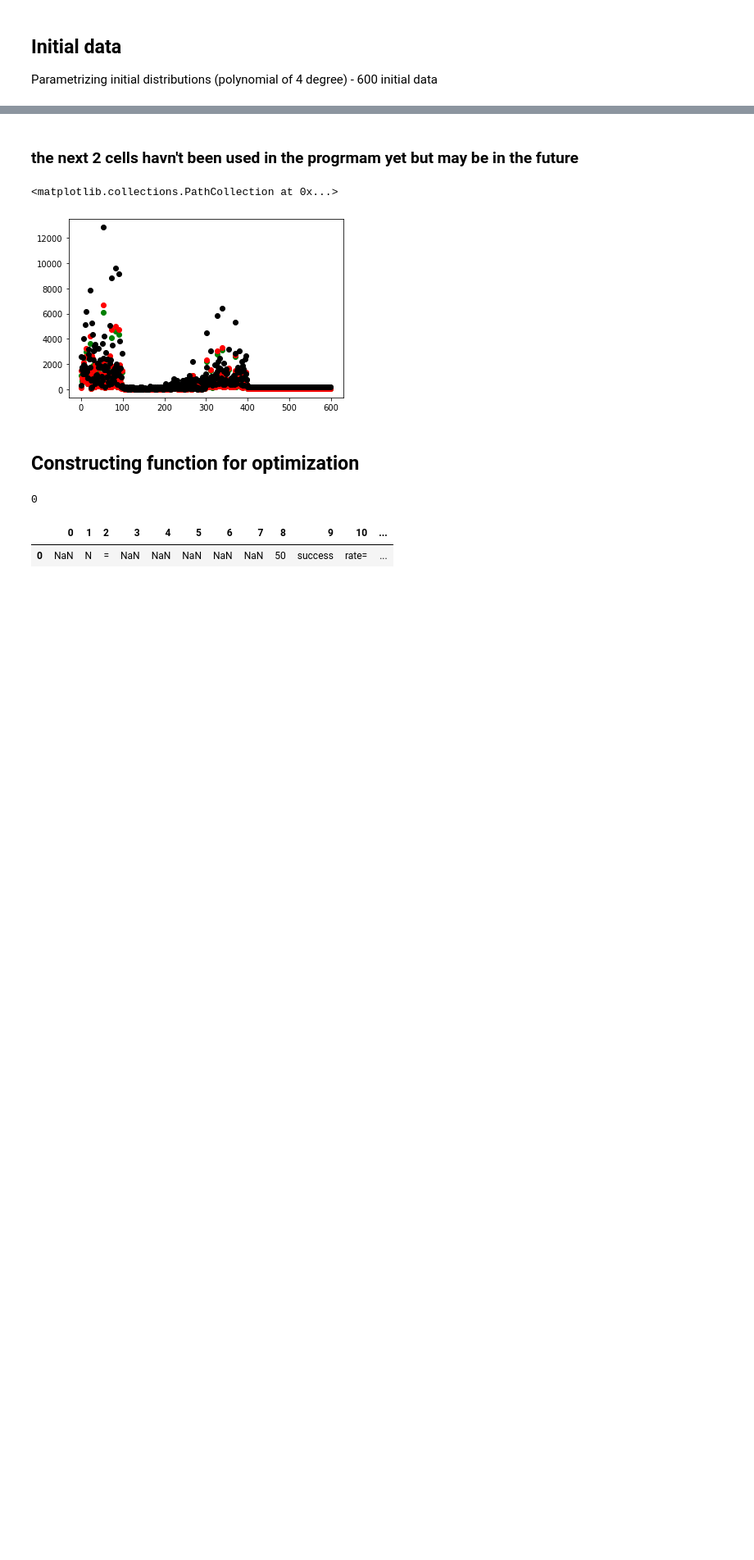
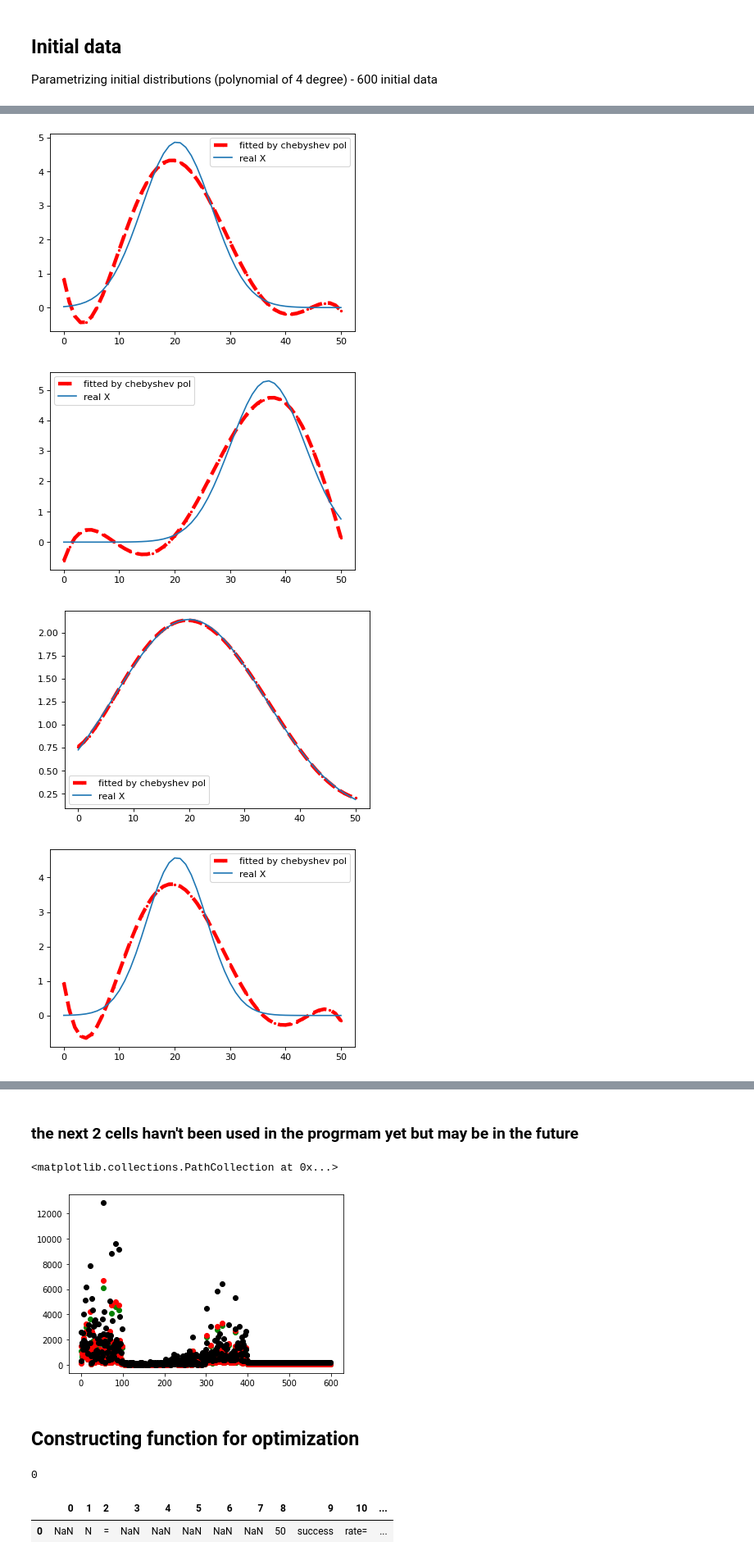
Before and after one commit to Nina-Konovalova/Bayesian-optimization, a Jupyter notebook: Landscape.ipynb, the cells around one changed output, grey strips where cells are left out. Shown: that part at 82% size. Drawn from its saved outputs; the diff is of its cells as text; code cells hidden in the pictures; blank space fills up the shorter version.

```diff
--- a/Landscape.ipynb
+++ b/Landscape.ipynb
@@ -153,3 +179,15 @@ plt.legend()
+# %%
+#https://numpy.org/doc/stable/reference/routines.polynomials.laguerre.html
+import numpy.polynomial.laguerre as lag
+la = lag.Laguerre.fit(np.arange(51),X_real, 5, window=[0,51])
+
+# https://numpy.org/doc/stable/reference/generated/numpy.polynomial.hermite_e.HermiteE.html#numpy.polynomial.hermite_e.HermiteE
+import numpy.polynomial.hermite_e as herm
+he =herm.HermiteE.fit(np.arange(51),X_real, 5, window=[0,51])
+
+#https://numpy.org/doc/stable/reference/routines.polynomials.legendre.html
+import numpy.polynomial.legendre as leg
+le = leg.Legendre.fit(np.arange(51),X_real, 5, window=[0,51])
 # %% [markdown]
 ## Initial data
 
@@ -193,0 +240,21 @@ for i in range (X.shape[0]):
+# %%
+import pandas as pd
+X = pd.read_csv('X for save').set_index('Unnamed: 0')
+import numpy as np
+X = np.array(X)
+X_parametr_pol = np.zeros([X.shape[0], 6])
+for i in range (X.shape[0]):
+    h = herm.Hermite.fit(np.arange(51),X[i], 5, window=[0,51])
+    X_parametr_pol[i] = h.coef
+    if i <= 10:
+      xx, yy = h.linspace(n=51)
+      plt.figure(dpi = 80)
+      plt.plot(xx, yy,'go--', linewidth=4, markersize=2, color = 'red', label = 'fitted by chebyshev pol')
+      plt.plot(np.arange(51),X[i],label = 'real X')
+
+      plt.legend()
+# %% [output]
+[figure, added]
+[figure, added]
+[figure, added]
+[figure, added]
```
Also changed, not shown: parts of 23 cells of this notebook.
